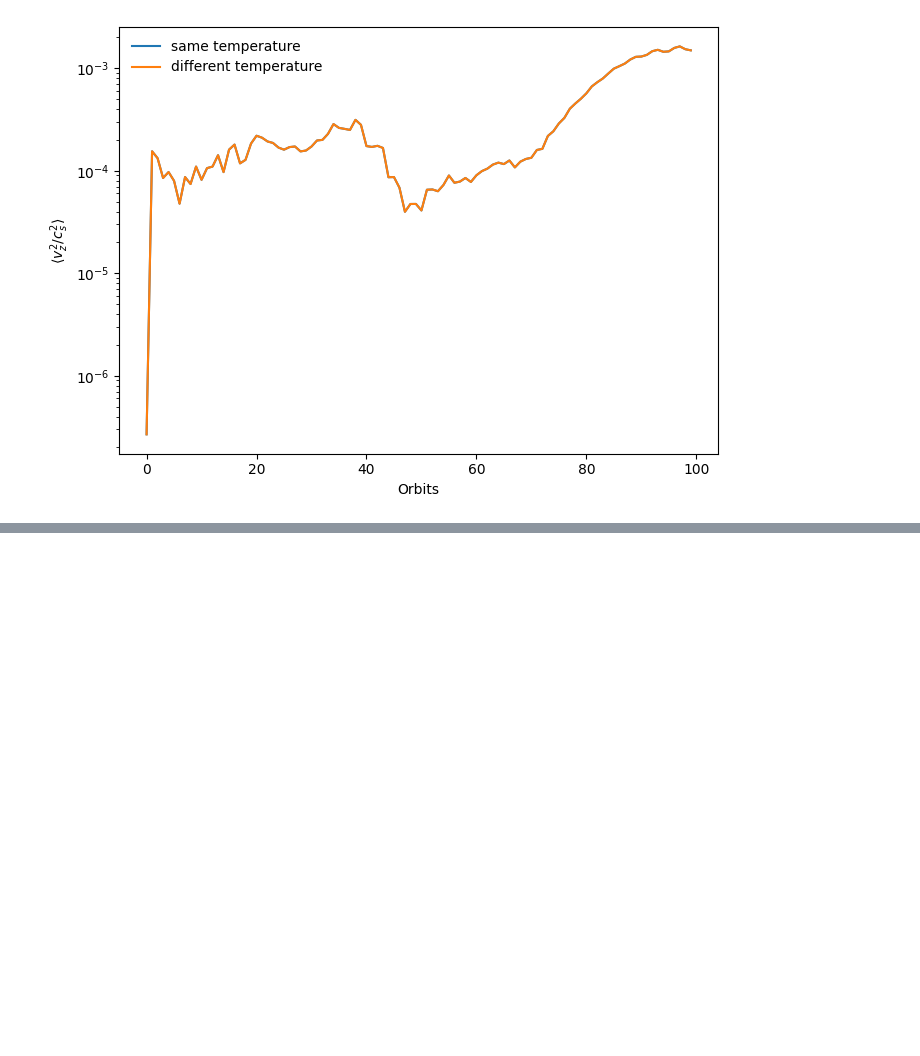
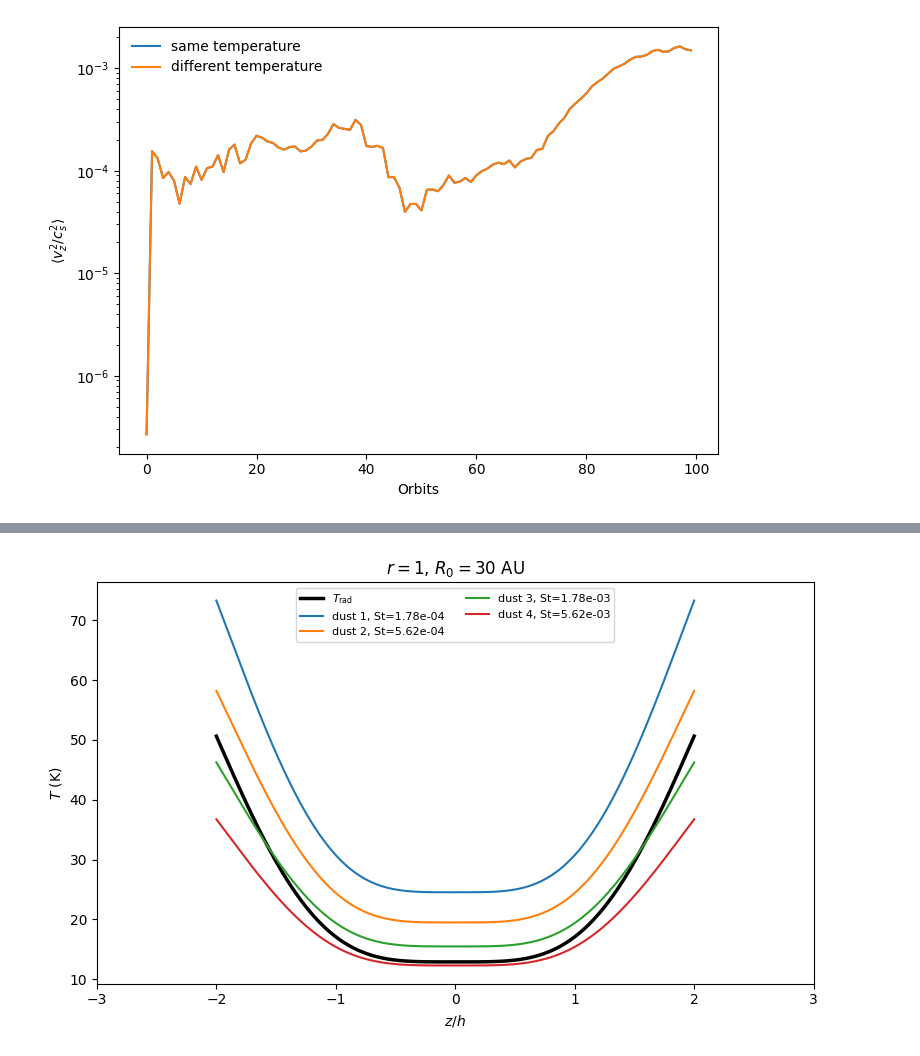
Before and after one commit to NadineSoliman/fargo3d, a Jupyter notebook: setups/vsi/vsi.ipynb, the cells around one changed output, grey strips where cells are left out. Drawn from its saved outputs; the diff is of its cells as text; code cells hidden in the pictures; blank space fills up the shorter version.

```diff
--- a/setups/vsi/vsi.ipynb
+++ b/setups/vsi/vsi.ipynb
@@ -779,3 +796,98 @@ plt.show()
 # %%
-0.29/0.01
+#!/usr/bin/env python3
+# T_rad and T_dust vs z/h at r = 1. Linear script, no main().
+
+import numpy as np
+import matplotlib.pyplot as plt
+
+# --- Code / cgs -------------------------------------------------
+G = 1.0
+MSTAR = 1.0
+R0 = 1.0
+R_MU = 1.0
+r = 1.0
+
+kb = 1.380649e-16
+mh = 1.67262192369e-24
+G_cgs = 6.67430e-8
+MSTAR_cgs = 1.98847e33
+R0_cgs = 30.0 * 1.495978707e13
+R_MU_cgs = kb / mh
+PLANCK = 6.62607015e-27
+C0 = 2.99792458e10
+KBOLTZ = kb
+
+T_scale_K = (G_cgs * MSTAR_cgs / R0_cgs) / R_MU_cgs
+TCMB_code = 2.73 / T_scale_K
+
+ASPECTRATIO = 0.06
+FLARINGINDEX = 0.0
+USE_TEMPGRAD = True
+LAMBDA_IRR = 1e-5
+USE_DIFFTEMP = True
+
+NFLUIDS = 5
+SQ = 3.5
+TSMIN, TSMAX = 1e-4, 1e-2
+
+zh = np.linspace(-2.0, 2.0, 400)
+
+# --- T_rad at r=1, code → K --------------------------------------
+h = ASPECTRATIO * (r / R0) ** FLARINGINDEX
+if USE_TEMPGRAD:
+    Tunit = TCMB_code / 2.73
+    Tatm = (80.0 ) * Tunit
+    Tmid = h * h * G * MSTAR / r
+    print(Tatm, Tmid)
+    zq = 3.0
+    Tr_code = Tmid + (Tatm - Tmid) * np.cos(np.pi / 2 * zh / zq + np.pi / 2.0) ** 4
+else:
+    Tr_code = h * h * G * MSTAR / r
+Tr_K = Tr_code /Tunit
+
+# --- one Stokes per dust bin (geometric mean of bin edges) ----------
+Ndust = NFLUIDS - 1
+ds = (np.log(TSMAX) - np.log(TSMIN)) / (NFLUIDS - 1)
+edges = TSMIN * np.exp(ds * np.arange(NFLUIDS))
+stokes = np.sqrt(edges[:-1] * edges[1:])
+if NFLUIDS == 2:
+    stokes = np.array([TSMAX])
+
+# --- dust T(K): same branches as C, teff = Tr_K (array) ------------
+
+
+def dust_T_K(teff_K, st):
+    if not USE_DIFFTEMP:
+        return teff_K
+    teff_K = np.asarray(teff_K, dtype=float)
+    x = 2.0 * np.pi * st
+    grain_cm = st
+    denom1 = 4.0 * (LAMBDA_IRR ) * KBOLTZ
+    T1 = (PLANCK * C0 / denom1) ** 0.2 * teff_K ** 0.8
+    teff_safe = np.maximum(teff_K, 1e-300)
+    wien_lim = PLANCK * C0 / (4.0 * KBOLTZ * teff_safe)
+    T2 = (PLANCK * C0 / (8.0 * np.pi * grain_cm * KBOLTZ)) ** 0.2 * teff_K ** 0.8
+
+    use1 = x < LAMBDA_IRR
+    use2 = (x >= LAMBDA_IRR) & (grain_cm < wien_lim)
+    T = np.where(use1, T1, teff_K)
+    T = np.where(use2, T2, T)
+    return T
+
+
+Tdust_K = [dust_T_K(Tr_K, s) for s in stokes]
+
+# --- plot ---------------------------------------------------------
+fig, ax = plt.subplots(figsize=(8, 5))
+ax.plot(zh, Tr_K, "k", lw=2.5, label=r"$T_\mathrm{rad}$")
+for i, s in enumerate(stokes):
+    ax.plot(zh, Tdust_K[i], lw=1.5, label=f"dust {i+1}, St={s:.2e}")
+
+ax.set_xlabel(r"$z/h$")
+ax.set_ylabel(r"$T$ (K)")
+ax.set_xlim(-3, 3)
+ax.legend(fontsize=8, ncol=2)
+ax.set_title(rf"$r=1$, $R_0={R0_cgs/1.495978707e13:.0f}$ AU")
+fig.tight_layout()
+plt.show()
 # %% [output]
@@ -782,0 +895 @@ plt.show()
+[figure, added]
```
Also changed, not shown: parts of 3 cells of this notebook, 6 other files.
